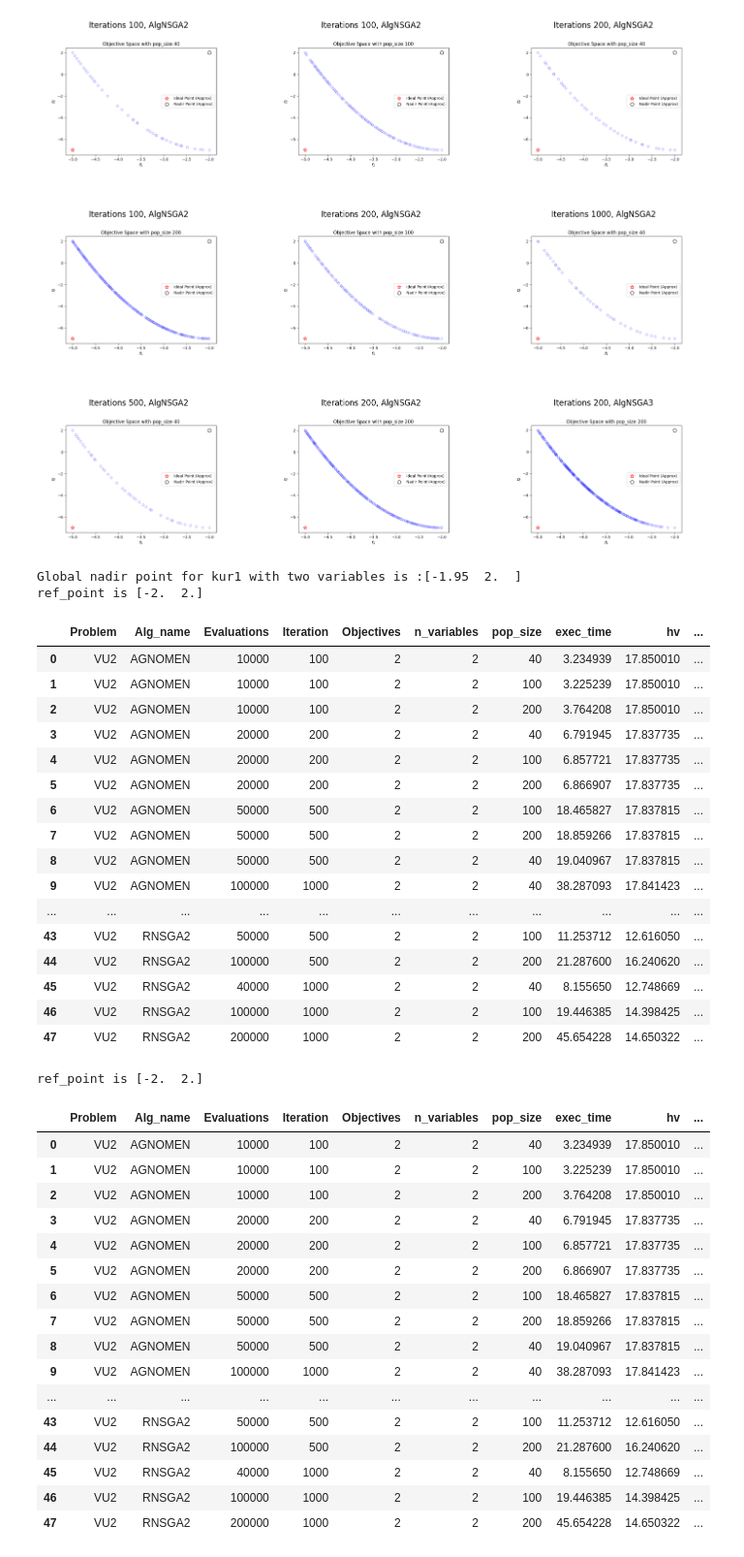
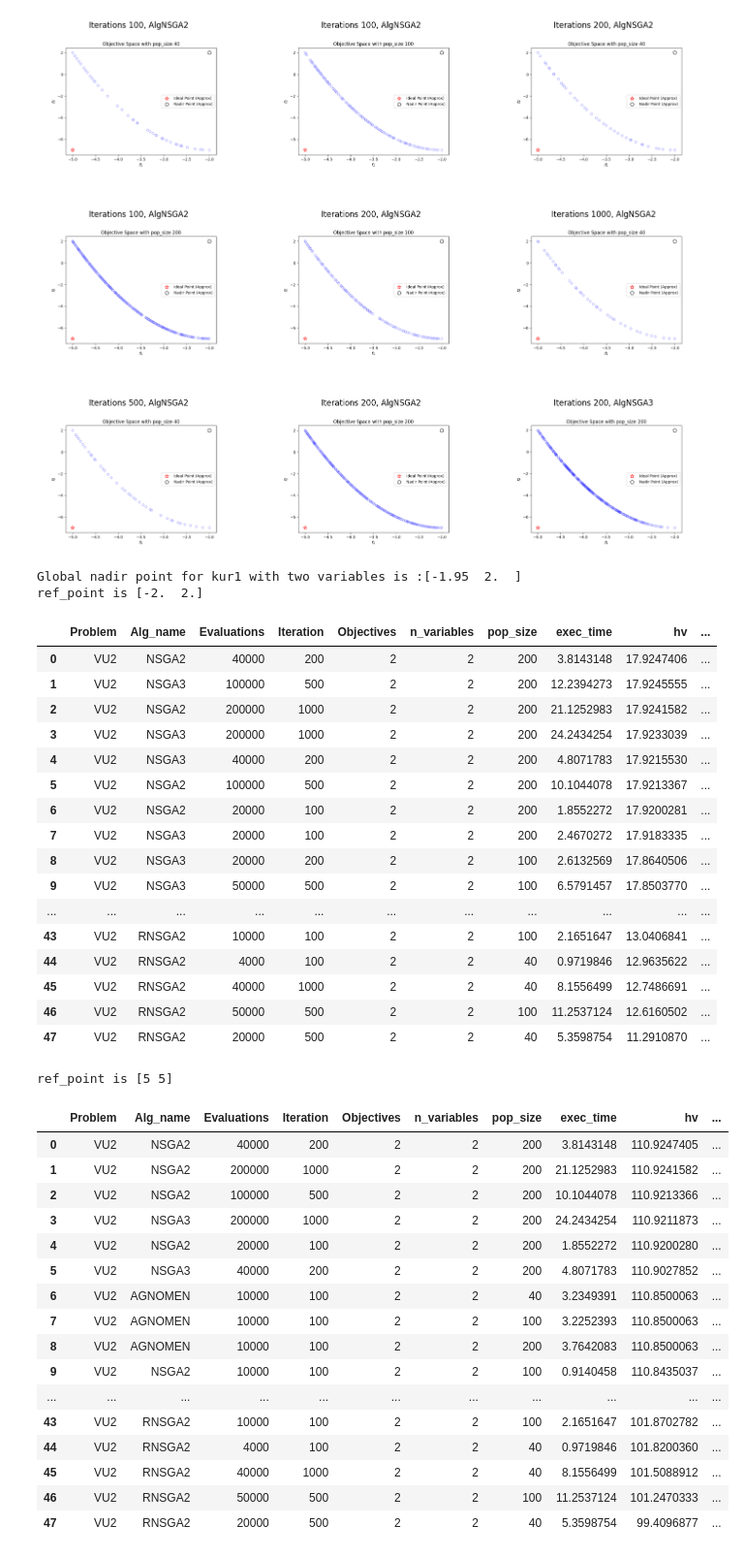
Before and after one commit to wuyoscar/Multi-Obj_Optimization, a Jupyter notebook: Result/result_factory/VU.ipynb, the cells around one changed output. Shown at 97% size. Drawn from its saved outputs; the diff is of its cells as text; code cells hidden in the pictures.

Commit message:
fixed vu typo and add new reference point

```diff
--- a/Result/result_factory/VU.ipynb
+++ b/Result/result_factory/VU.ipynb
@@ -31,9 +31,10 @@ def hv_result(result):
     'exec_time', 'hv','igd_plus',
     'hv_exc_time']]
     print(f'ref_point is {ref_point}')
-    output_result = output_result.sort_values(['Alg_name','Iteration','Evaluations'],ascending =True).reset_index(drop=True)
+    output_result = output_result.sort_values(['hv','igd_plus'],ascending =False).reset_index(drop=True)
     return output_result
 cdir =os.getcwd()
+pd.set_option('display.float_format', lambda x : "%.7f" % x)
 # %% [markdown]
 # Kursawe problem
 ## - (#variables / #objectives)
@@ -178,42 +206,42 @@ hv_result(vu2)
 Global nadir point for kur1 with two variables is :[-1.95  2.  ]
 ref_point is [-2.  2.]
 |  | Problem | Alg_name | Evaluations | Iteration | Objectives | n_variables | pop_size | exec_time | hv | ... |
-| 0 | VU2 | AGNOMEN | 10000 | 100 | 2 | 2 | 40 | 3.234939 | 17.850010 | ... |
-| 1 | VU2 | AGNOMEN | 10000 | 100 | 2 | 2 | 100 | 3.225239 | 17.850010 | ... |
-| 2 | VU2 | AGNOMEN | 10000 | 100 | 2 | 2 | 200 | 3.764208 | 17.850010 | ... |
-| 3 | VU2 | AGNOMEN | 20000 | 200 | 2 | 2 | 40 | 6.791945 | 17.837735 | ... |
-| 4 | VU2 | AGNOMEN | 20000 | 200 | 2 | 2 | 100 | 6.857721 | 17.837735 | ... |
-| 5 | VU2 | AGNOMEN | 20000 | 200 | 2 | 2 | 200 | 6.866907 | 17.837735 | ... |
-| 6 | VU2 | AGNOMEN | 50000 | 500 | 2 | 2 | 100 | 18.465827 | 17.837815 | ... |
-| 7 | VU2 | AGNOMEN | 50000 | 500 | 2 | 2 | 200 | 18.859266 | 17.837815 | ... |
-| 8 | VU2 | AGNOMEN | 50000 | 500 | 2 | 2 | 40 | 19.040967 | 17.837815 | ... |
-| 9 | VU2 | AGNOMEN | 100000 | 1000 | 2 | 2 | 40 | 38.287093 | 17.841423 | ... |
+| 0 | VU2 | NSGA2 | 40000 | 200 | 2 | 2 | 200 | 3.8143148 | 17.9247406 | ... |
+| 1 | VU2 | NSGA3 | 100000 | 500 | 2 | 2 | 200 | 12.2394273 | 17.9245555 | ... |
+| 2 | VU2 | NSGA2 | 200000 | 1000 | 2 | 2 | 200 | 21.1252983 | 17.9241582 | ... |
+| 3 | VU2 | NSGA3 | 200000 | 1000 | 2 | 2 | 200 | 24.2434254 | 17.9233039 | ... |
+| 4 | VU2 | NSGA3 | 40000 | 200 | 2 | 2 | 200 | 4.8071783 | 17.9215530 | ... |
+| 5 | VU2 | NSGA2 | 100000 | 500 | 2 | 2 | 200 | 10.1044078 | 17.9213367 | ... |
+| 6 | VU2 | NSGA2 | 20000 | 100 | 2 | 2 | 200 | 1.8552272 | 17.9200281 | ... |
+| 7 | VU2 | NSGA3 | 20000 | 100 | 2 | 2 | 200 | 2.4670272 | 17.9183335 | ... |
+| 8 | VU2 | NSGA3 | 20000 | 200 | 2 | 2 | 100 | 2.6132569 | 17.8640506 | ... |
+| 9 | VU2 | NSGA3 | 50000 | 500 | 2 | 2 | 100 | 6.5791457 | 17.8503770 | ... |
 | ... | ... | ... | ... | ... | ... | ... | ... | ... | ... | ... |
-| 43 | VU2 | RNSGA2 | 50000 | 500 | 2 | 2 | 100 | 11.253712 | 12.616050 | ... |
-| 44 | VU2 | RNSGA2 | 100000 | 500 | 2 | 2 | 200 | 21.287600 | 16.240620 | ... |
-| 45 | VU2 | RNSGA2 | 40000 | 1000 | 2 | 2 | 40 | 8.155650 | 12.748669 | ... |
-| 46 | VU2 | RNSGA2 | 100000 | 1000 | 2 | 2 | 100 | 19.446385 | 14.398425 | ... |
-| 47 | VU2 | RNSGA2 | 200000 | 1000 | 2 | 2 | 200 | 45.654228 | 14.650322 | ... |
+| 43 | VU2 | RNSGA2 | 10000 | 100 | 2 | 2 | 100 | 2.1651647 | 13.0406841 | ... |
+| 44 | VU2 | RNSGA2 | 4000 | 100 | 2 | 2 | 40 | 0.9719846 | 12.9635622 | ... |
+| 45 | VU2 | RNSGA2 | 40000 | 1000 | 2 | 2 | 40 | 8.1556499 | 12.7486691 | ... |
+| 46 | VU2 | RNSGA2 | 50000 | 500 | 2 | 2 | 100 | 11.2537124 | 12.6160502 | ... |
+| 47 | VU2 | RNSGA2 | 20000 | 500 | 2 | 2 | 40 | 5.3598754 | 11.2910870 | ... |
 # %%
-ef_point = np.array([5, 5])
+ref_point = np.array([5, 5])
 pf = np.loadtxt(os.path.join(cdir, 'Bench/vu2_pf' ))
 hv_result(vu2)
 # %% [output]
-ref_point is [-2.  2.]
+ref_point is [5 5]
 |  | Problem | Alg_name | Evaluations | Iteration | Objectives | n_variables | pop_size | exec_time | hv | ... |
-| 0 | VU2 | AGNOMEN | 10000 | 100 | 2 | 2 | 40 | 3.234939 | 17.850010 | ... |
-| 1 | VU2 | AGNOMEN | 10000 | 100 | 2 | 2 | 100 | 3.225239 | 17.850010 | ... |
-| 2 | VU2 | AGNOMEN | 10000 | 100 | 2 | 2 | 200 | 3.764208 | 17.850010 | ... |
-| 3 | VU2 | AGNOMEN | 20000 | 200 | 2 | 2 | 40 | 6.791945 | 17.837735 | ... |
-| 4 | VU2 | AGNOMEN | 20000 | 200 | 2 | 2 | 100 | 6.857721 | 17.837735 | ... |
-| 5 | VU2 | AGNOMEN | 20000 | 200 | 2 | 2 | 200 | 6.866907 | 17.837735 | ... |
-| 6 | VU2 | AGNOMEN | 50000 | 500 | 2 | 2 | 100 | 18.465827 | 17.837815 | ... |
-| 7 | VU2 | AGNOMEN | 50000 | 500 | 2 | 2 | 200 | 18.859266 | 17.837815 | ... |
-| 8 | VU2 | AGNOMEN | 50000 | 500 | 2 | 2 | 40 | 19.040967 | 17.837815 | ... |
-| 9 | VU2 | AGNOMEN | 100000 | 1000 | 2 | 2 | 40 | 38.287093 | 17.841423 | ... |
+| 0 | VU2 | NSGA2 | 40000 | 200 | 2 | 2 | 200 | 3.8143148 | 110.9247405 | ... |
+| 1 | VU2 | NSGA2 | 200000 | 1000 | 2 | 2 | 200 | 21.1252983 | 110.9241582 | ... |
+| 2 | VU2 | NSGA2 | 100000 | 500 | 2 | 2 | 200 | 10.1044078 | 110.9213366 | ... |
+| 3 | VU2 | NSGA3 | 200000 | 1000 | 2 | 2 | 200 | 24.2434254 | 110.9211873 | ... |
+| 4 | VU2 | NSGA2 | 20000 | 100 | 2 | 2 | 200 | 1.8552272 | 110.9200280 | ... |
+| 5 | VU2 | NSGA3 | 40000 | 200 | 2 | 2 | 200 | 4.8071783 | 110.9027852 | ... |
+| 6 | VU2 | AGNOMEN | 10000 | 100 | 2 | 2 | 40 | 3.2349391 | 110.8500063 | ... |
+| 7 | VU2 | AGNOMEN | 10000 | 100 | 2 | 2 | 100 | 3.2252393 | 110.8500063 | ... |
+| 8 | VU2 | AGNOMEN | 10000 | 100 | 2 | 2 | 200 | 3.7642083 | 110.8500063 | ... |
+| 9 | VU2 | NSGA2 | 10000 | 100 | 2 | 2 | 100 | 0.9140458 | 110.8435037 | ... |
 | ... | ... | ... | ... | ... | ... | ... | ... | ... | ... | ... |
-| 43 | VU2 | RNSGA2 | 50000 | 500 | 2 | 2 | 100 | 11.253712 | 12.616050 | ... |
-| 44 | VU2 | RNSGA2 | 100000 | 500 | 2 | 2 | 200 | 21.287600 | 16.240620 | ... |
-| 45 | VU2 | RNSGA2 | 40000 | 1000 | 2 | 2 | 40 | 8.155650 | 12.748669 | ... |
-| 46 | VU2 | RNSGA2 | 100000 | 1000 | 2 | 2 | 100 | 19.446385 | 14.398425 | ... |
-| 47 | VU2 | RNSGA2 | 200000 | 1000 | 2 | 2 | 200 | 45.654228 | 14.650322 | ... |
+| 43 | VU2 | RNSGA2 | 10000 | 100 | 2 | 2 | 100 | 2.1651647 | 101.8702782 | ... |
+| 44 | VU2 | RNSGA2 | 4000 | 100 | 2 | 2 | 40 | 0.9719846 | 101.8200360 | ... |
+| 45 | VU2 | RNSGA2 | 40000 | 1000 | 2 | 2 | 40 | 8.1556499 | 101.5088912 | ... |
+| 46 | VU2 | RNSGA2 | 50000 | 500 | 2 | 2 | 100 | 11.2537124 | 101.2470333 | ... |
+| 47 | VU2 | RNSGA2 | 20000 | 500 | 2 | 2 | 40 | 5.3598754 | 99.4096877 | ... |
```
Also changed, not shown: parts of 5 cells of this notebook, 9 other files.
